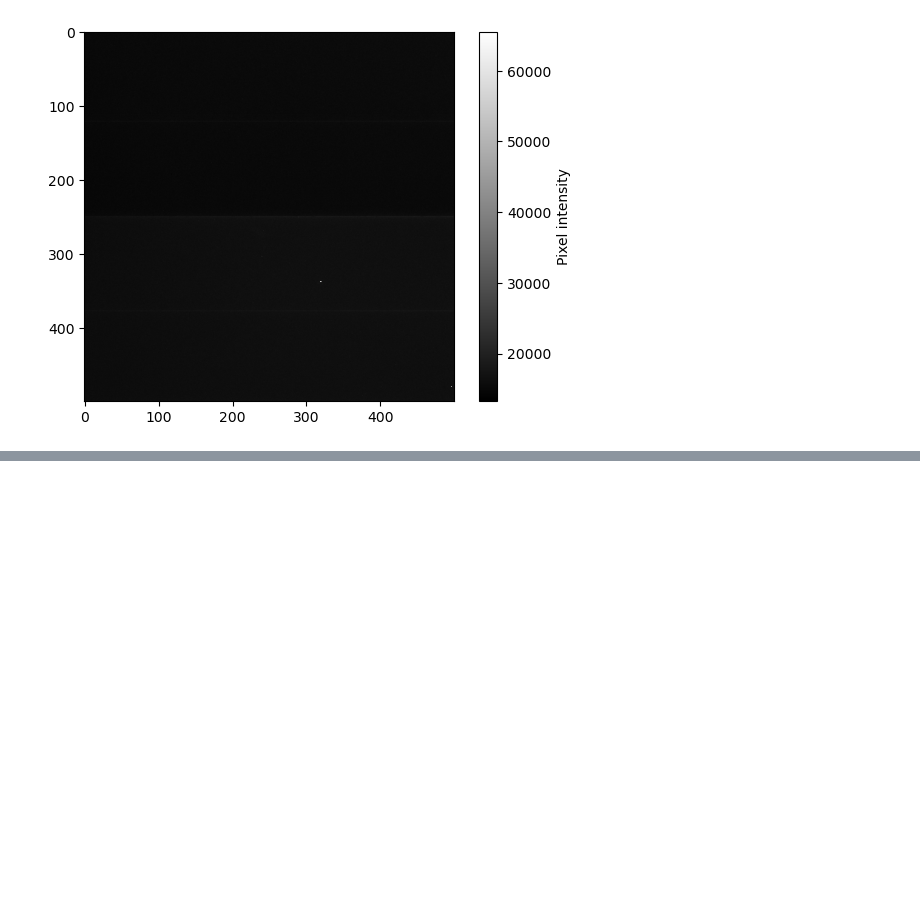
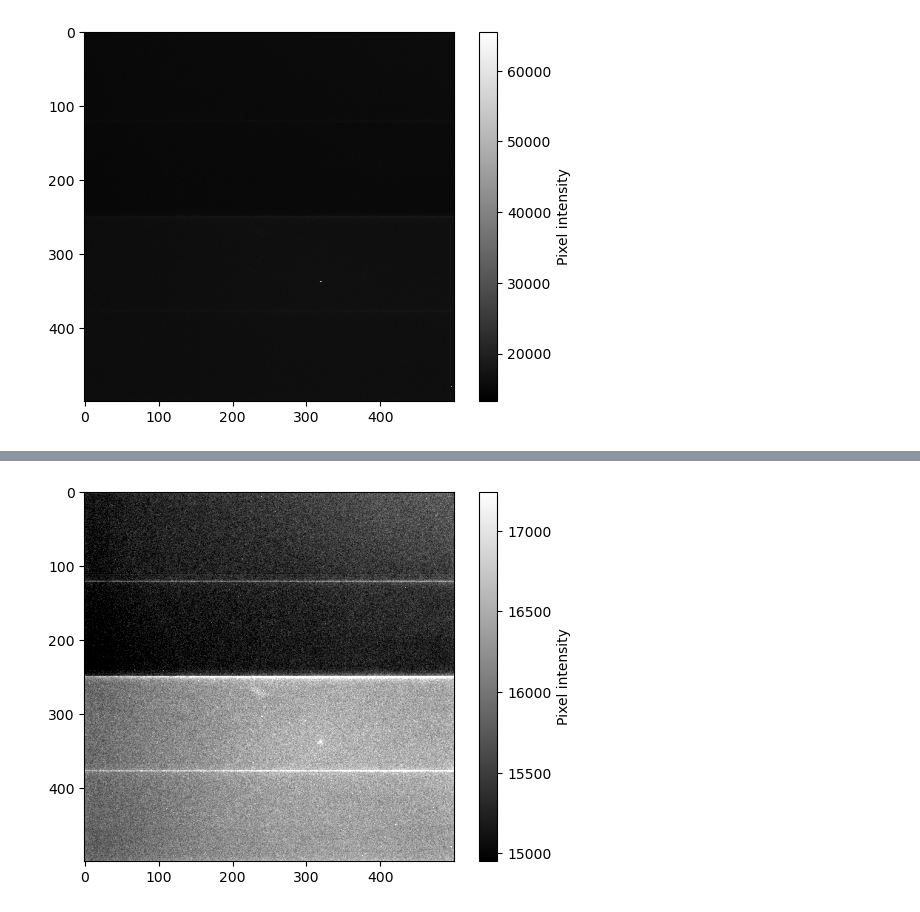
Before and after one commit to joshbowley/practical_physics_II, a Jupyter notebook: Lab_2_Bragg_Laue_Methods/Laue Image Analysis.ipynb, the cells around one changed output, grey strips where cells are left out. Saved outputs shown, nothing was run; the diff lists cells and outputs as text; code cells hidden in the pictures; blank space fills up the shorter version.

```diff
--- a/Lab_2_Bragg_Laue_Methods/Untitled.ipynb
+++ b/Lab_2_Bragg_Laue_Methods/Laue Image Analysis.ipynb
@@ -116,0 +135,8 @@ Therefore while I may use png for visualisations in report
+# %%
+plt.imshow(background_tif, cmap="gray",
+           vmin=np.percentile(background_tif, 5),
+           vmax=np.percentile(background_tif,99.5))
+plt.colorbar(label="Pixel intensity")
+plt.show()
+# %% [output]
+[figure, added]
```
Also changed, not shown: parts of 3 cells of this notebook.
